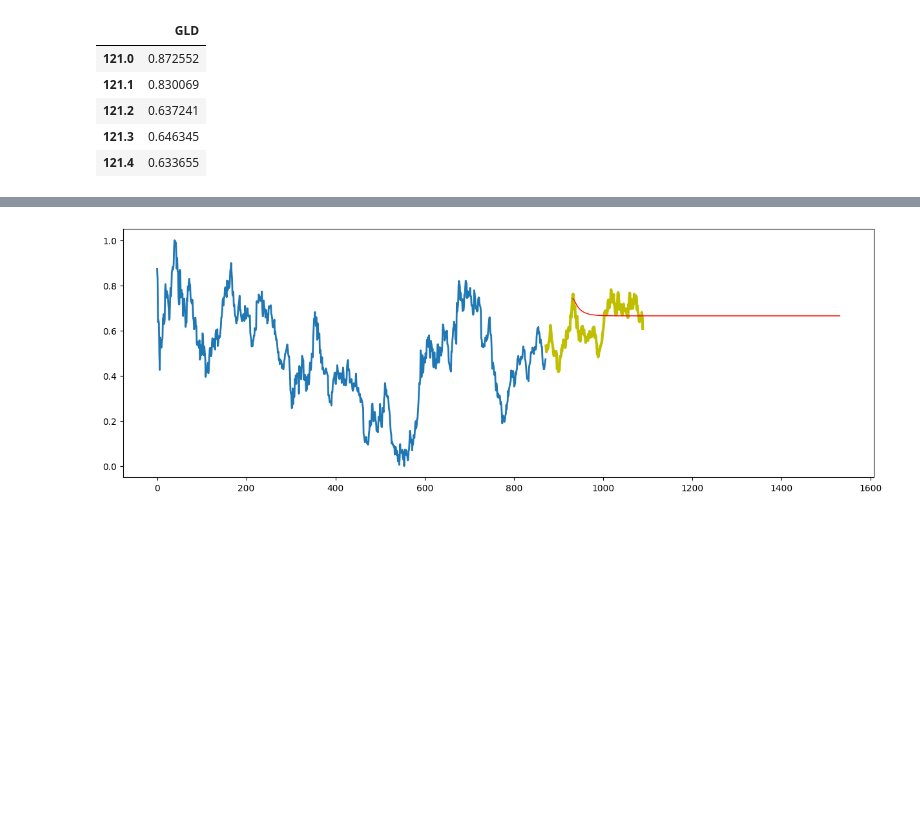
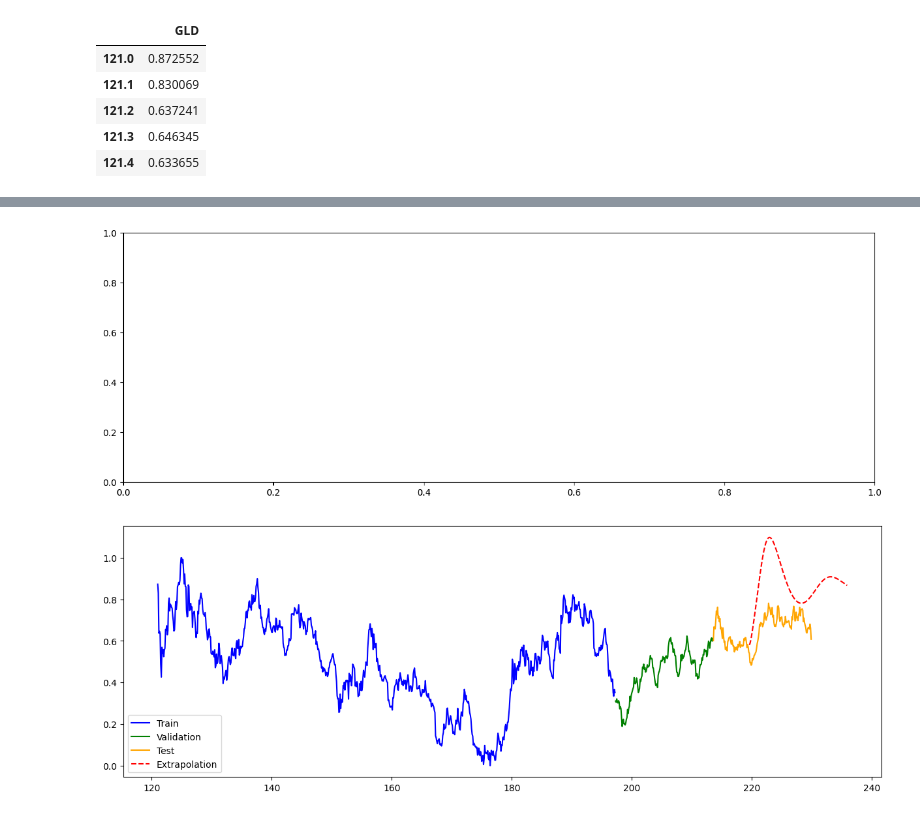
Before and after one commit to FabianZsolt/deeplearning, a Jupyter notebook: Assignments/Exercise project 4 – RNN - LSTM for time series forecasting/Exercise project 4 – RNN - LSTM for time series forecasting.ipynb, the cells around one changed output, grey strips where cells are left out. Saved outputs shown, nothing was run; the diff lists cells and outputs as text; code cells hidden in the pictures; blank space fills up the shorter version.

Commit message:
added validation data

```diff
--- a/Assignments/Exercise project 4 – RNN - LSTM for time series forecasting/Exercise project 4 – RNN - LSTM for time series forecasting.ipynb
+++ b/Assignments/Exercise project 4 – RNN - LSTM for time series forecasting/Exercise project 4 – RNN - LSTM for time series forecasting.ipynb
@@ -76,19 +76,26 @@ df.head()
 # %%
 # let's figure out a good cutoff point for train/test
 # 67% for training, 25% testing (NOTE: you should experiment on this to find optimal %)
-cutoff = int(len(df) * 0.8)
+cutoff = int(len(df) * 0.7)
+cutoff2 = int(len(df) * 0.85)
 
 # train data
 X_train = df.index[0:cutoff]
 y_train = df[value_column].iloc[0:cutoff]
 
+#validation data
+X_val = df.index[cutoff:cutoff2]
+y_val = df[value_column].iloc[cutoff:cutoff2]
+
 # test data
-X_test = df.index[cutoff:]
-y_test = df[value_column].iloc[cutoff:]
+X_test = df.index[cutoff2:]
+y_test = df[value_column].iloc[cutoff2:]
 
 # convert everything into NumPy -array format
 X_train = np.array(X_train)
 y_train = np.array(y_train)
+X_val = np.array(X_val)
+y_val = np.array(y_val)
 X_test = np.array(X_test)
 y_test = np.array(y_test)
 
@@ -98,4 +105,5 @@ n_features = 1
 # use reshape tools to get the data ready for future use
 train_series = y_train.reshape((len(y_train), n_features))
 test_series  = y_test.reshape((len(y_test), n_features))
+val_series = y_val.reshape((len(y_val), n_features))
 # %%
@@ -300,24 +304,35 @@ Testing loss: 0.0005045583820901811
 # %%
-# EXTRAPOLATION TEST 1 - 180 new points
 extrapolation = list()
-seed_batch    = y_test[:look_back].reshape((1,look_back, n_features))
+seed_batch = test_series[:look_back].reshape((1, look_back, n_features))
 current_batch = seed_batch
 
-# extrapolate the next 180 values
-for i in range(600):
+for i in range(len(y_test)):
     predicted_value = model.predict(current_batch, verbose=None)[0]
     extrapolation.append(predicted_value)
     current_batch = np.append(current_batch[:,1:,:],[[predicted_value]],axis=1)
 # %%
 x1 = np.arange(0, len(y_train))
 x2 = np.arange(len(y_train), len(y_train) + len(y_test))
 x3 = np.arange(len(y_train) + look_back, len(y_train) + len(extrapolation) + look_back)
 
 fig, ax = plt.subplots(1, 1, figsize=(15, 5))
-ax.plot(x1, y_train, lw=2, label='train data')
-ax.plot(x2, y_test, lw=3, c='y', label='test data')
-ax.plot(x3, extrapolation, lw=1, c='r', label='predictions')
-# ax.legend(loc="lower left")
+step = X_test[1] - X_test[0]  # 0.5
+
+# ensure extrapolation is a 1D numpy array
+extrapolation_arr = np.squeeze(np.array(extrapolation))
+
+# Extrapolation starts at X_test[look_back] (offset by look_back)
+# build x values that match the number of extrapolated points
+start_x = X_test[look_back] if look_back < len(X_test) else X_test[-1]
+extrap_x = np.arange(start_x, start_x + len(extrapolation_arr) * step, step)
+
+plt.figure(figsize=(15,5))
+plt.plot(X_train, y_train, label='Train', color='blue')
+plt.plot(X_val, y_val, label='Validation', color='green')
+plt.plot(X_test, y_test, label='Test', color='orange')
+plt.plot(extrap_x, extrapolation_arr, label='Extrapolation', color='red', linestyle='--')
+plt.legend()
 plt.show()
 # %% [output]
-[figure, old version]
+[figure, new version]
+[figure, added]
```
Also changed, not shown: parts of 10 cells of this notebook, 1 other file.
